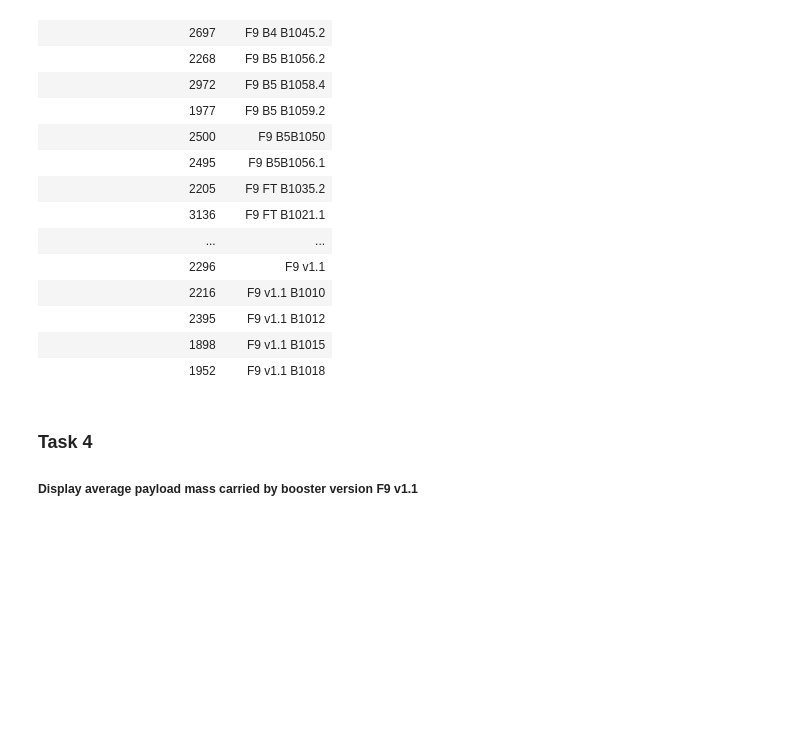
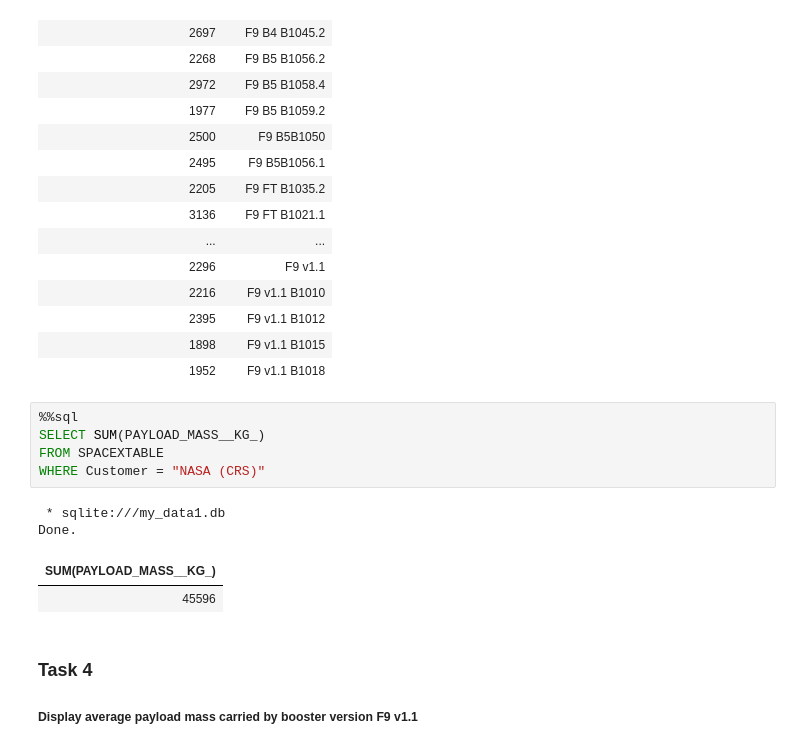
Before and after one commit to joaoperna/IBM-Data-Science-Certification, a Jupyter notebook: Curso 10/Modulo 2 jupyter-labs-eda-sql-coursera_sqllite.ipynb, the cells around one changed output. Saved outputs shown, nothing was run; the diff lists cells and outputs as text; blank space fills up the shorter version.

```diff
--- a/Curso 10/Modulo 2 jupyter-labs-eda-sql-coursera_sqllite.ipynb
+++ b/Curso 10/Modulo 2 jupyter-labs-eda-sql-coursera_sqllite.ipynb
@@ -165,6 +180,16 @@ Done.
 | 2395 | F9 v1.1 B1012 |
 | 1898 | F9 v1.1 B1015 |
 | 1952 | F9 v1.1 B1018 |
+# %%
+%%sql
+SELECT SUM(PAYLOAD_MASS__KG_)
+FROM SPACEXTABLE
+WHERE Customer = "NASA (CRS)"
+# %% [output]
+ * sqlite:///my_data1.db
+Done.
+| SUM(PAYLOAD_MASS__KG_) |
+| 45596 |
 # %% [markdown]
 ### Task 4
 
```
Also changed, not shown: parts of 12 cells of this notebook, 6 other files.
